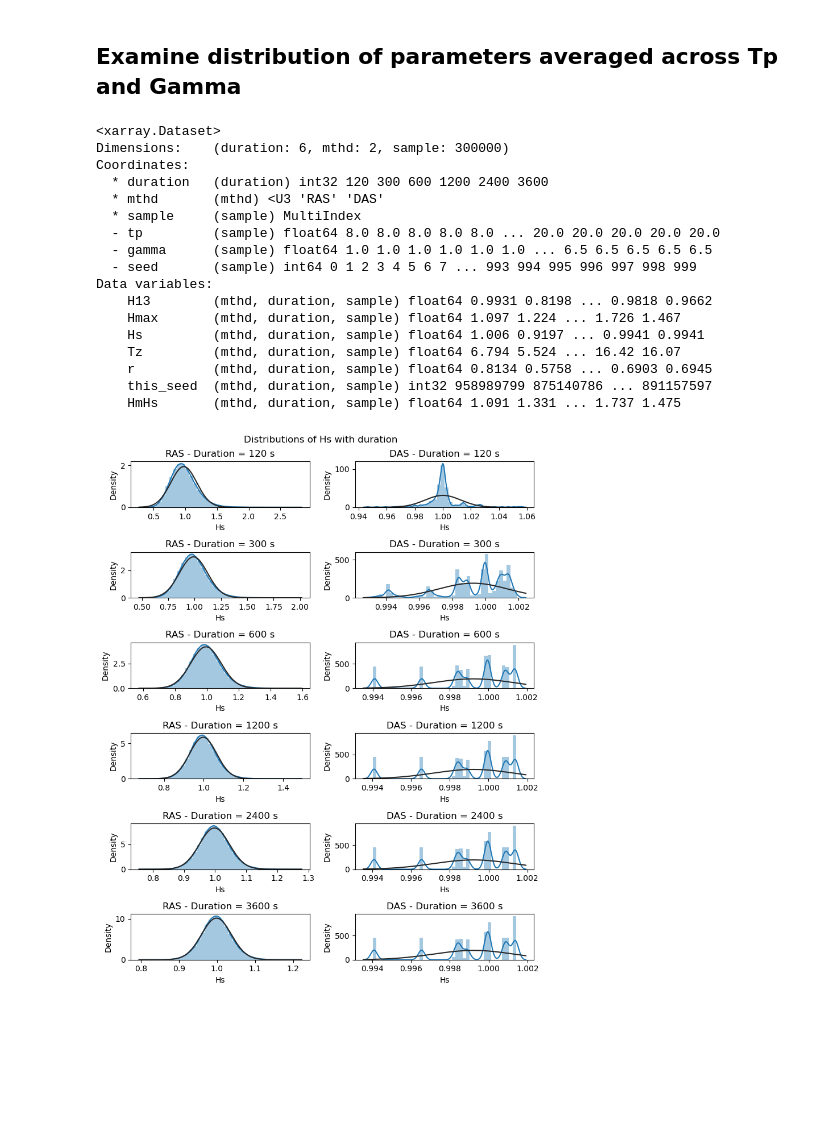
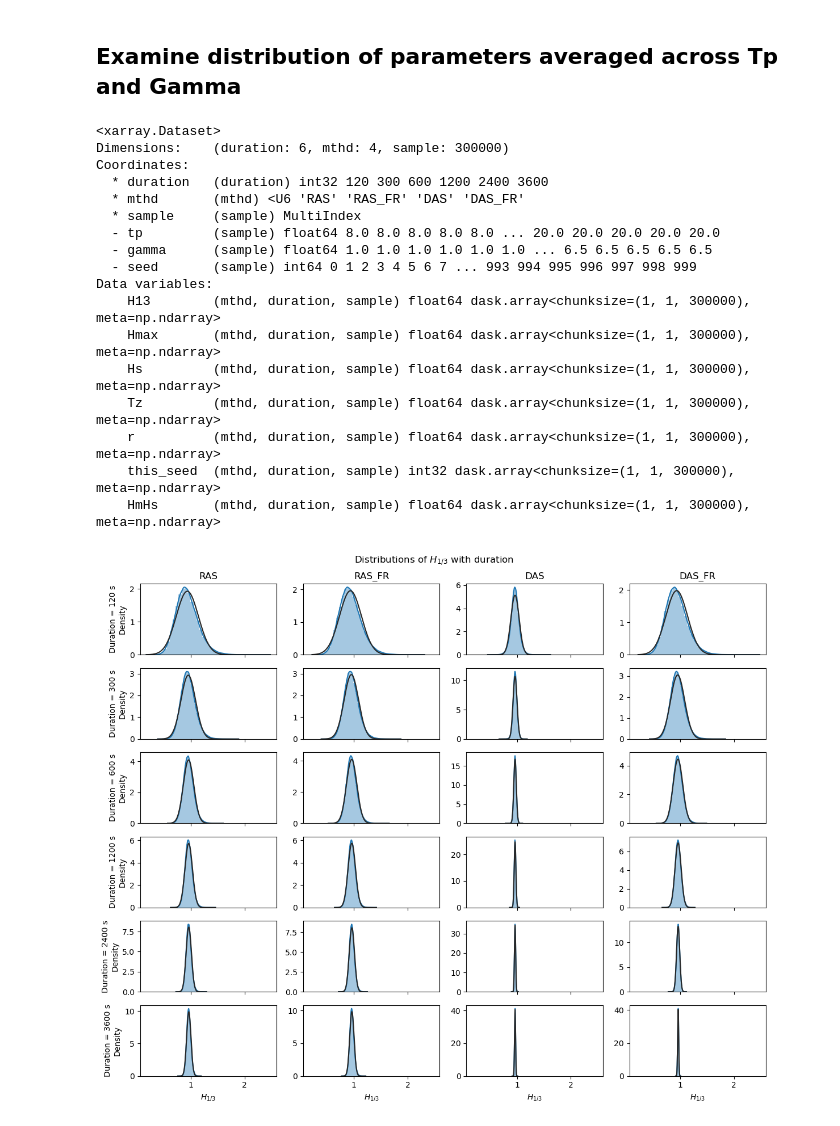
Before and after one commit to pbranson/linearsim, a Jupyter notebook: Step3_Compare_RAS_DAS.ipynb, the cells around one changed output. Drawn from its saved outputs; the diff is of its cells as text; code cells hidden in the pictures; blank space fills up the shorter version.

Commit message:
Add comparison of using a fixed frequency resolution based on 1 hour FFT and cropping to different duration

```diff
--- a/Step3_Compare_RAS_DAS.ipynb
+++ b/Step3_Compare_RAS_DAS.ipynb
@@ -9,10 +9,13 @@ def preprocess(ds):
     ds = ds.assign_coords({'duration':ds['duration'],'gamma':ds['gamma'],'tp':ds['tp'],'seed':range(len(ds['seed']))})
     return ds
 
-ds_ras = preprocess(xr.open_zarr('RAS_n10000_2Hz.zarr').load())
-ds_das = preprocess(xr.open_zarr('DAS_n10000_2Hz.zarr').load())
+datasets = {'RAS':'RAS_n10000_2Hz.zarr',
+            'RAS_FR':'RAS_n10000_2Hz_fixedres.zarr',
+            'DAS':'DAS_n10000_2Hz.zarr',
+            'DAS_FR':'DAS_n10000_2Hz_fixedres.zarr'}
 
-ds = xr.concat([ds_ras,ds_das],dim=xr.DataArray(['RAS','DAS'],dims='mthd'))
+dsets = [preprocess(xr.open_zarr(fn)) for fn in datasets.values()]
+ds = xr.concat(dsets,dim=xr.DataArray(list(datasets.keys()),dims='mthd'))
 
 ds['HmHs'] = ds['Hmax']/ds['Hs']
 ds_std = ds.std(dim='seed')
@@ -47,35 +50,49 @@ ds_stacked = ds.isel(seed=slice(0,1000)).stack(sample=['tp','gamma','seed'])
 ds_stacked
 # %% [output]
 <xarray.Dataset>
-Dimensions:    (duration: 6, mthd: 2, sample: 300000)
+Dimensions:    (duration: 6, mthd: 4, sample: 300000)
 Coordinates:
   * duration   (duration) int32 120 300 600 1200 2400 3600
-  * mthd       (mthd) <U3 'RAS' 'DAS'
+  * mthd       (mthd) <U6 'RAS' 'RAS_FR' 'DAS' 'DAS_FR'
   * sample     (sample) MultiIndex
   - tp         (sample) float64 8.0 8.0 8.0 8.0 8.0 ... 20.0 20.0 20.0 20.0 20.0
   - gamma      (sample) float64 1.0 1.0 1.0 1.0 1.0 1.0 ... 6.5 6.5 6.5 6.5 6.5
   - seed       (sample) int64 0 1 2 3 4 5 6 7 ... 993 994 995 996 997 998 999
 Data variables:
-    H13        (mthd, duration, sample) float64 0.9931 0.8198 ... 0.9818 0.9662
-    Hmax       (mthd, duration, sample) float64 1.097 1.224 ... 1.726 1.467
-    Hs         (mthd, duration, sample) float64 1.006 0.9197 ... 0.9941 0.9941
-    Tz         (mthd, duration, sample) float64 6.794 5.524 ... 16.42 16.07
-    r          (mthd, duration, sample) float64 0.8134 0.5758 ... 0.6903 0.6945
-    this_seed  (mthd, duration, sample) int32 958989799 875140786 ... 891157597
-    HmHs       (mthd, duration, sample) float64 1.091 1.331 ... 1.737 1.475
+    H13        (mthd, duration, sample) float64 dask.array<chunksize=(1, 1, 300000), meta=np.ndarray>
+    Hmax       (mthd, duration, sample) float64 dask.array<chunksize=(1, 1, 300000), meta=np.ndarray>
+    Hs         (mthd, duration, sample) float64 dask.array<chunksize=(1, 1, 300000), meta=np.ndarray>
+    Tz         (mthd, duration, sample) float64 dask.array<chunksize=(1, 1, 300000), meta=np.ndarray>
+    r          (mthd, duration, sample) float64 dask.array<chunksize=(1, 1, 300000), meta=np.ndarray>
+    this_seed  (mthd, duration, sample) int32 dask.array<chunksize=(1, 1, 300000), meta=np.ndarray>
+    HmHs       (mthd, duration, sample) float64 dask.array<chunksize=(1, 1, 300000), meta=np.ndarray>
 # %%
 import warnings
 warnings.filterwarnings('ignore')
 # %%
-fig,axs = plt.subplots(len(ds_stacked.duration),2,figsize=(8,10))#,sharex=True)
-for i,d in enumerate(ds_stacked.duration):
+def distplot(ds_stacked,v,label):
+    fig,axs = plt.subplots(len(ds_stacked.duration),len(ds_stacked.mthd),figsize=(12,10),sharex=True)
+    for i,d in enumerate(ds_stacked.duration):
+        for j,m in enumerate(ds_stacked.mthd):
+            m = m.values
+            ax = axs[i,j]
+            data = ds_stacked[v].sel(duration=d,mthd=m)
+            sns.distplot(data,ax = ax,fit=norm,hist=True,bins=40)
+            ax.set_xlabel('')
+            ax.set_ylabel('')
+            ax.set_title('')
+
     for j,m in enumerate(ds_stacked.mthd):
-        m = m.values
-        data = ds_stacked.Hs.sel(duration=d,mthd=m)
-        sns.distplot(data,ax = axs[i,j],fit=norm,hist=True,bins=40)
-        axs[i,j].set_title(f'{m} - Duration = {int(d)} s')
+        axs[0,j].set_title(f'{m.values}')
+        axs[-1,j].set_xlabel(f'${label}$')
+    for i,d in enumerate(ds_stacked.duration):
+        axs[i,0].set_ylabel(f'Duration = {d.values} s\nDensity')
 
-fig.suptitle('Distributions of Hs with duration')
-fig.tight_layout()
+
+    fig.suptitle(f'Distributions of ${label}$ with duration')
+    fig.tight_layout()
+    return fig,axs
+
+fig,axs = distplot(ds_stacked,'H13','H_{1/3}')
 # %% [output]
-[figure, old version]
+[figure, new version]
```
Also changed, not shown: parts of 10 cells of this notebook, 4 other files.
